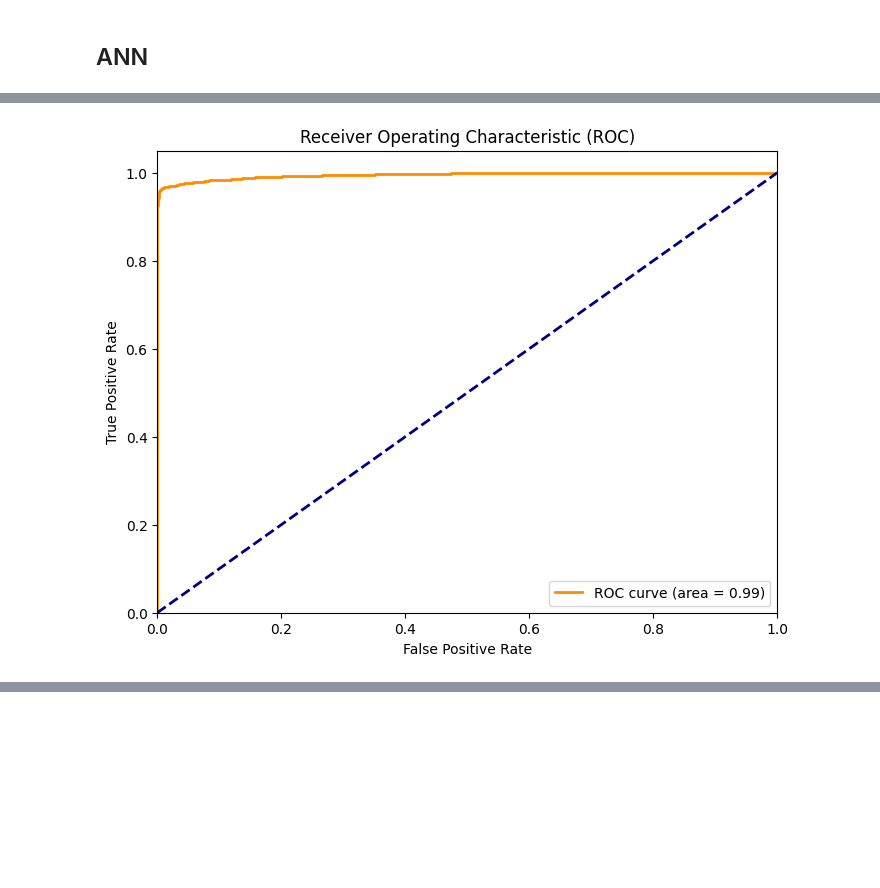
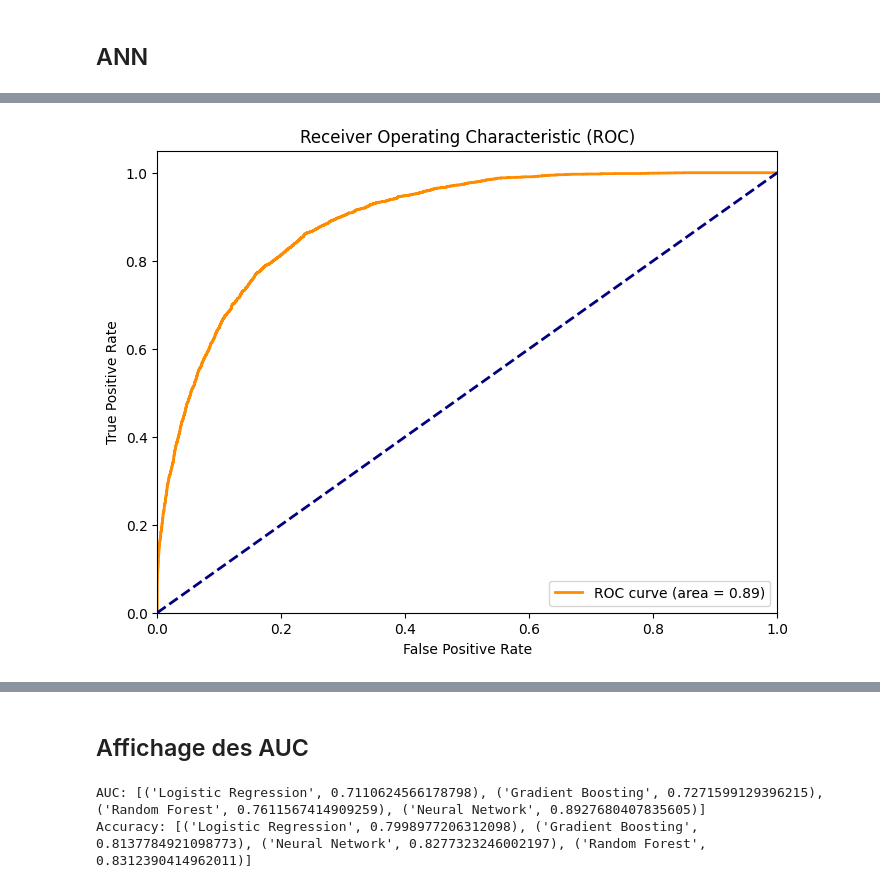
Before and after one commit to Augustin0412/projet_poster_M2, a Jupyter notebook: Python/Analyse1.ipynb, the cells around one changed output, grey strips where cells are left out. Saved outputs shown, nothing was run; the diff lists cells and outputs as text; code cells hidden in the pictures; blank space fills up the shorter version.

```diff
--- a/Python/Analyse1.ipynb
+++ b/Python/Analyse1.ipynb
@@ -204,5 +198,9 @@ df_temporel['adr'] = np.log(df_temporel['adr'] + 1)
 
 df_encoded['lead_time'] = np.log(df_encoded['lead_time'] + 1)
 df_encoded['arrival_date_day_of_month'] = np.log(df_encoded['arrival_date_day_of_month'] + 1)
-df_encoded['reservation_day'] = np.log(df_encoded['reservation_day'] + 1)
 df_encoded['adr'] = np.log(df_encoded['adr'] + 1)
+
+
+df.to_csv("data/df.csv", index=False)
+df_temporel.to_csv("data/df_temporel.csv", index=False)
+df_encoded.to_csv("data/df_encoded.csv", index=False)
@@ -384,20 +381,32 @@ from keras.models import Sequential
 from keras.layers import Dense
 from keras.utils import to_categorical
 from sklearn import metrics
+import plotly.express as px
 
 
 # Rest of the code
 X = df_encoded.drop('is_canceled', axis=1)
 y = to_categorical(df_encoded['is_canceled'])
-X_train, X_test, y_train, y_test = train_test_split(X, y, test_size=0.2, random_state=0)
+X_train_deep, X_test_deep, y_train_deep, y_test_deep = train_test_split(X, y, test_size=0.2, random_state=0)
 epochs = 10
 
 model = Sequential()
-model.add(Dense(100, activation = 'relu', input_shape = (X_train.shape[1], )))
+model.add(Dense(100, activation = 'relu', input_shape = (X_train_deep.shape[1], )))
 model.add(Dense(100, activation = 'relu'))
 model.add(Dense(2, activation = 'sigmoid'))
 model.compile(optimizer = 'adam', loss = 'binary_crossentropy', metrics = ['accuracy'])
-model_history = model.fit(X_train, y_train, validation_data = (X_test, y_test),
+model_history = model.fit(X_train_deep, y_train_deep, validation_data = (X_test_deep, y_test_deep),
                           epochs = epochs)
+
+
+train_acc = model_history.history['accuracy']
+val_acc = model_history.history['val_accuracy']
+epoch = range(1, epochs + 1)
+
+
+accuracy = pd.DataFrame({'train_acc' : train_acc, 'val_acc' : val_acc})
+
+px.line(data_frame = accuracy, x = epoch, y = ['val_acc', 'train_acc'], title = 'Training and Validation Accuracy',
+        template = 'plotly_dark')
 # %% [output]
 Epoch 1/10
@@ -423,18 +432,8 @@ Epoch 10/10
 # %%
 from sklearn.metrics import roc_curve, auc
-train_acc = model_history.history['accuracy']
-val_acc = model_history.history['val_accuracy']
-epoch = range(1, epochs + 1)
-
-
-accuracy = pd.DataFrame({'train_acc' : train_acc, 'val_acc' : val_acc})
-
-px.line(data_frame = accuracy, x = epoch, y = ['val_acc', 'train_acc'], title = 'Training and Validation Accuracy',
-        template = 'plotly_dark')
-
 
 # Calculer la courbe ROC et l'AUC
-fpr, tpr, thresholds = roc_curve(y_test[:,1], model.predict(X_test)[:,1])
+fpr, tpr, thresholds = roc_curve(y_test_deep[:,1], model.predict(X_test_deep)[:,1])
 roc_auc = auc(fpr, tpr)
 
 # Afficher la courbe ROC avec l'AUC
@@ -447,5 +446,9 @@ plt.xlabel('False Positive Rate')
 plt.ylabel('True Positive Rate')
 plt.title('Receiver Operating Characteristic (ROC)')
 plt.legend(loc="lower right")
+plt.savefig('ANN_ROC')
 plt.show()
+
+scores_accuracy['Neural Network'] = model.evaluate(X_test_deep, y_test_deep, verbose=0)[1]
+scores_auc['Neural Network'] = roc_auc_score(y_test_deep[:,1], model.predict(X_test_deep)[:,1])
 # %% [output]
@@ -453 +456 @@ plt.show()
-[figure, old version]
+[figure, new version]
@@ -453,0 +458,8 @@ plt.show()
+# %% [markdown]
+## Affichage des AUC
+# %%
+print("AUC:", sorted(scores_auc.items(), key=lambda x: x[1], reverse=False))
+print("Accuracy:", sorted(scores_accuracy.items(), key=lambda x: x[1], reverse=False))
+# %% [output]
+AUC: [('Logistic Regression', 0.7110624566178798), ('Gradient Boosting', 0.7271599129396215), ('Random Forest', 0.7611567414909259), ('Neural Network', 0.8927680407835605)]
+Accuracy: [('Logistic Regression', 0.7998977206312098), ('Gradient Boosting', 0.8137784921098773), ('Neural Network', 0.8277323246002197), ('Random Forest', 0.8312390414962011)]
```
Also changed, not shown: parts of 17 cells of this notebook, 7 other files.
